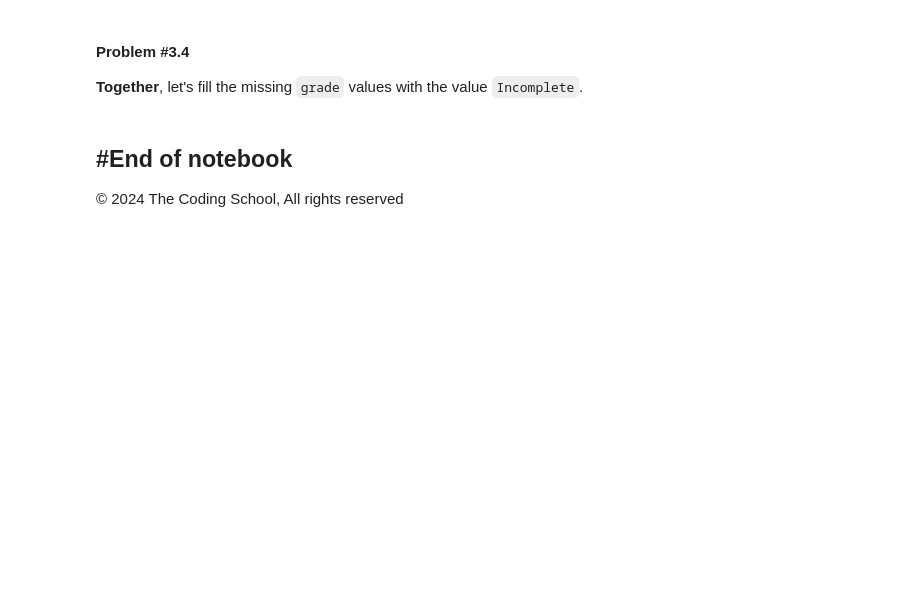
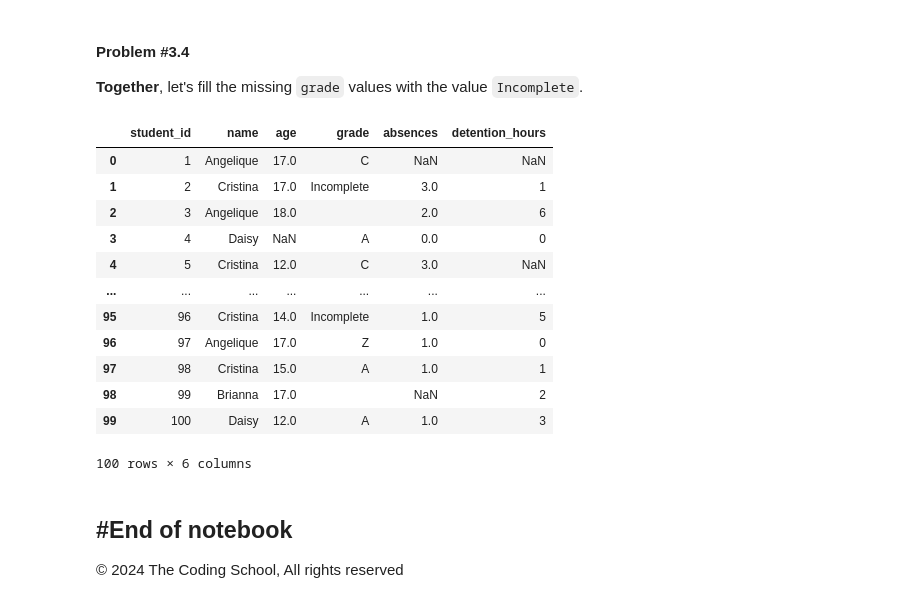
Before and after one commit to kurealnum/dsrp-2025, a Jupyter notebook: DSRP_Day_4_Lecture_Notebook_[STUDENT].ipynb, the cells around one changed output. Saved outputs shown, nothing was run; the diff lists cells and outputs as text; code cells hidden in the pictures; blank space fills up the shorter version.

```diff
--- a/DSRP_Day_4_Lecture_Notebook_[STUDENT].ipynb
+++ b/DSRP_Day_4_Lecture_Notebook_[STUDENT].ipynb
@@ -178,3 +276,20 @@ Not all imputations need to be the mean or median, and it can depend on the data
+# %%
+messy_df['grade'] = messy_df['grade'].fillna(value="Incomplete")
+messy_df
+# %% [output]
+|  | student_id | name | age | grade | absences | detention_hours |
+| 0 | 1 | Angelique | 17.0 | C | NaN | NaN |
+| 1 | 2 | Cristina | 17.0 | Incomplete | 3.0 | 1 |
+| 2 | 3 | Angelique | 18.0 |  | 2.0 | 6 |
+| 3 | 4 | Daisy | NaN | A | 0.0 | 0 |
+| 4 | 5 | Cristina | 12.0 | C | 3.0 | NaN |
+| ... | ... | ... | ... | ... | ... | ... |
+| 95 | 96 | Cristina | 14.0 | Incomplete | 1.0 | 5 |
+| 96 | 97 | Angelique | 17.0 | Z | 1.0 | 0 |
+| 97 | 98 | Cristina | 15.0 | A | 1.0 | 1 |
+| 98 | 99 | Brianna | 17.0 |  | NaN | 2 |
+| 99 | 100 | Daisy | 12.0 | A | 1.0 | 3 |
+100 rows × 6 columns
 # %% [markdown]
 #End of notebook
 ---
```
Also changed, not shown: parts of 17 cells of this notebook.
